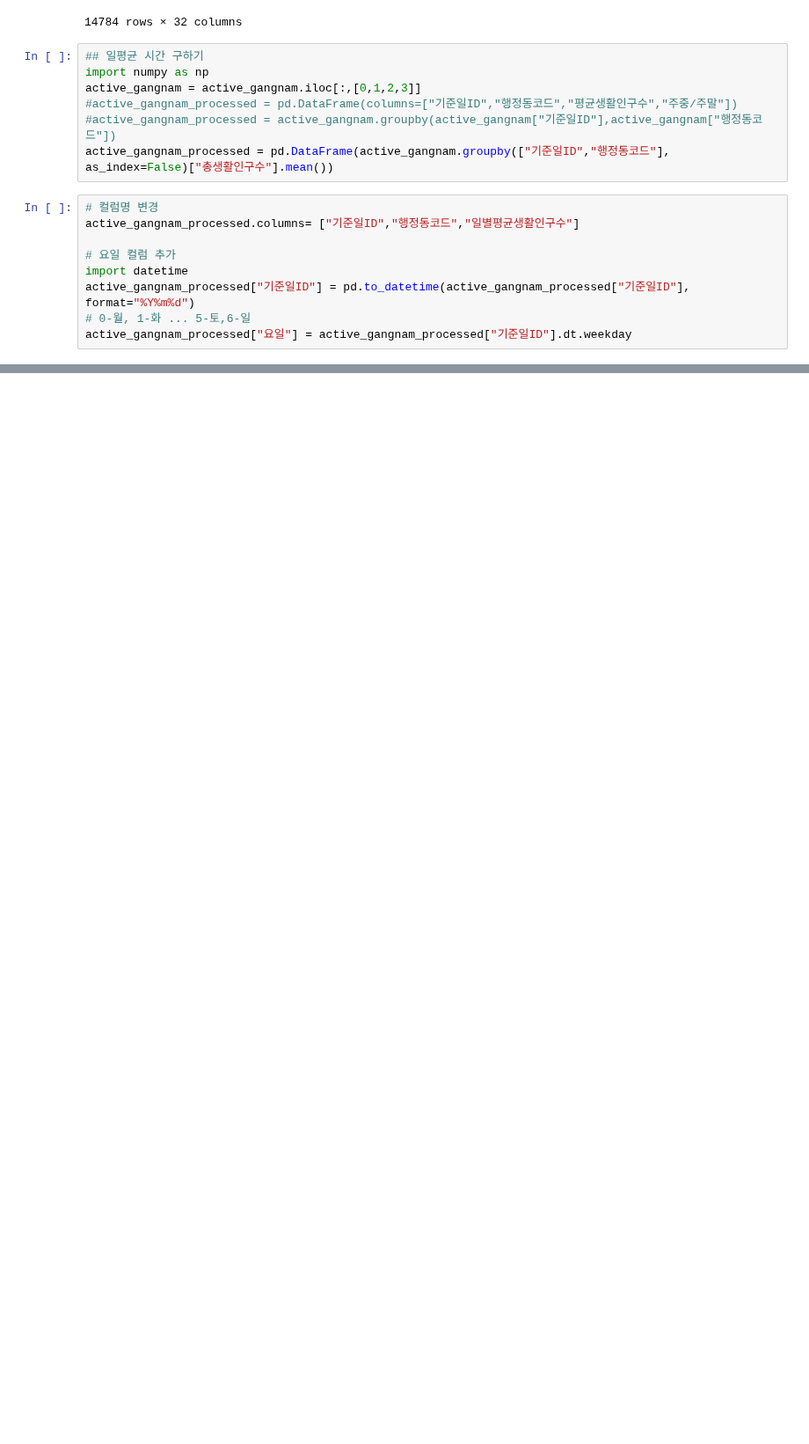
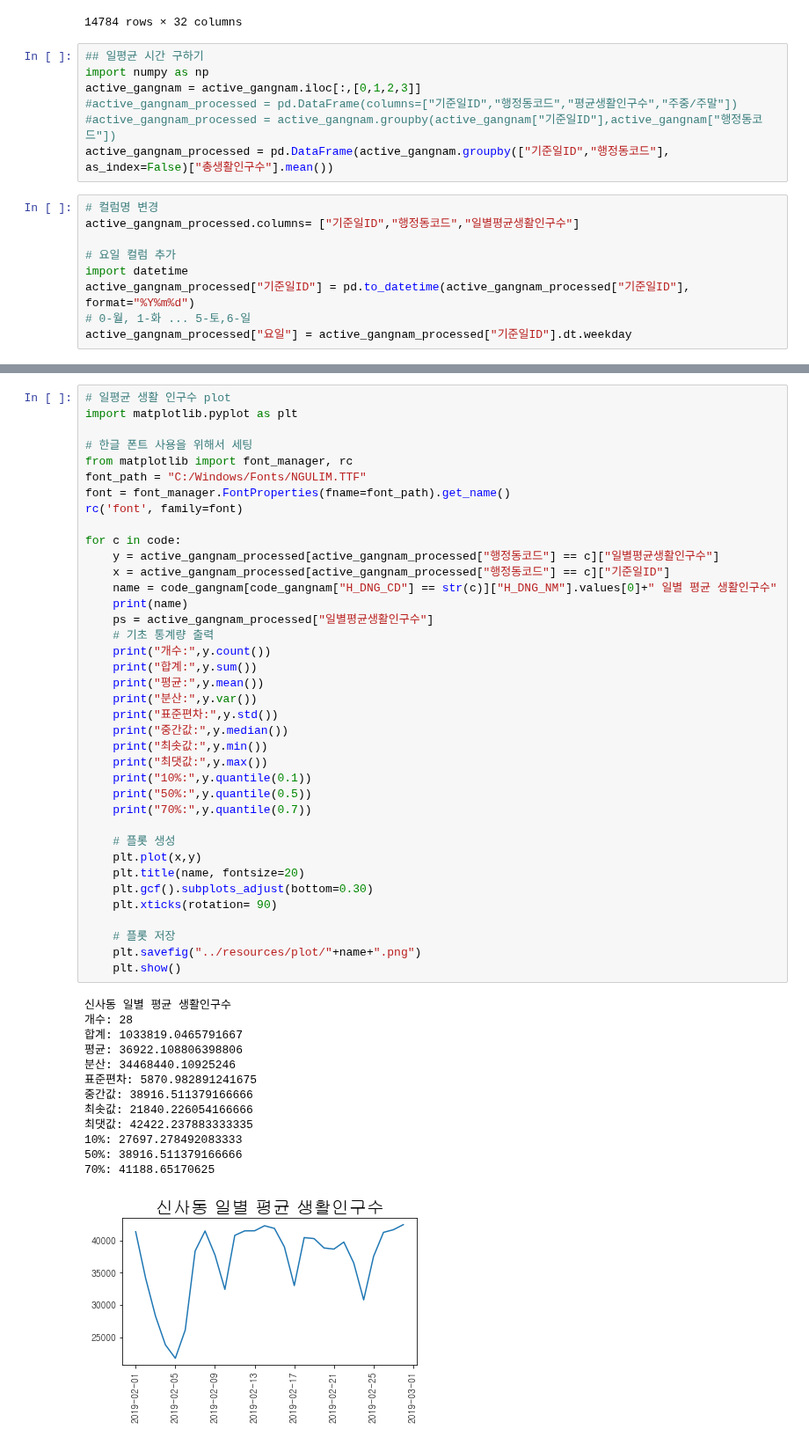
Before and after one commit to POSdata-Sales-Prediction/Store-operation-consulting, a Jupyter notebook: gangnam_active_people.ipynb, the cells around one changed output, grey strips where cells are left out. Shown at 88% size. Saved outputs shown, nothing was run; the diff lists cells and outputs as text; blank space fills up the shorter version.

```diff
--- a/gangnam_active_people.ipynb
+++ b/gangnam_active_people.ipynb
@@ -105,0 +132,52 @@ active_gangnam_processed["요일"] = active_gangnam_processed["기준일ID"].dt.
+# %%
+# 일평균 생활 인구수 plot
+import matplotlib.pyplot as plt
+
+# 한글 폰트 사용을 위해서 세팅
+from matplotlib import font_manager, rc
+font_path = "C:/Windows/Fonts/NGULIM.TTF"
+font = font_manager.FontProperties(fname=font_path).get_name()
+rc('font', family=font)
+
+for c in code:
+    y = active_gangnam_processed[active_gangnam_processed["행정동코드"] == c]["일별평균생활인구수"]
+    x = active_gangnam_processed[active_gangnam_processed["행정동코드"] == c]["기준일ID"]
+    name = code_gangnam[code_gangnam["H_DNG_CD"] == str(c)]["H_DNG_NM"].values[0]+" 일별 평균 생활인구수"
+    print(name)
+    ps = active_gangnam_processed["일별평균생활인구수"]
+    # 기초 통계량 출력
+    print("개수:",y.count())
+    print("합계:",y.sum())
+    print("평균:",y.mean())
+    print("분산:",y.var())
+    print("표준편차:",y.std())
+    print("중간값:",y.median())
+    print("최솟값:",y.min())
+    print("최댓값:",y.max())
+    print("10%:",y.quantile(0.1))
+    print("50%:",y.quantile(0.5))
+    print("70%:",y.quantile(0.7))
+
+    # 플롯 생성
+    plt.plot(x,y)
+    plt.title(name, fontsize=20)
+    plt.gcf().subplots_adjust(bottom=0.30)
+    plt.xticks(rotation= 90)
+
+    # 플롯 저장
+    plt.savefig("../resources/plot/"+name+".png")
+    plt.show()
+# %% [output]
+신사동 일별 평균 생활인구수
+개수: 28
+합계: 1033819.0465791667
+평균: 36922.108806398806
+분산: 34468440.10925246
+표준편차: 5870.982891241675
+중간값: 38916.511379166666
+최솟값: 21840.226054166666
+최댓값: 42422.237883333335
+10%: 27697.278492083333
+50%: 38916.511379166666
+70%: 41188.65170625
+[figure, added]
```
Also changed, not shown: parts of 8 cells of this notebook.
